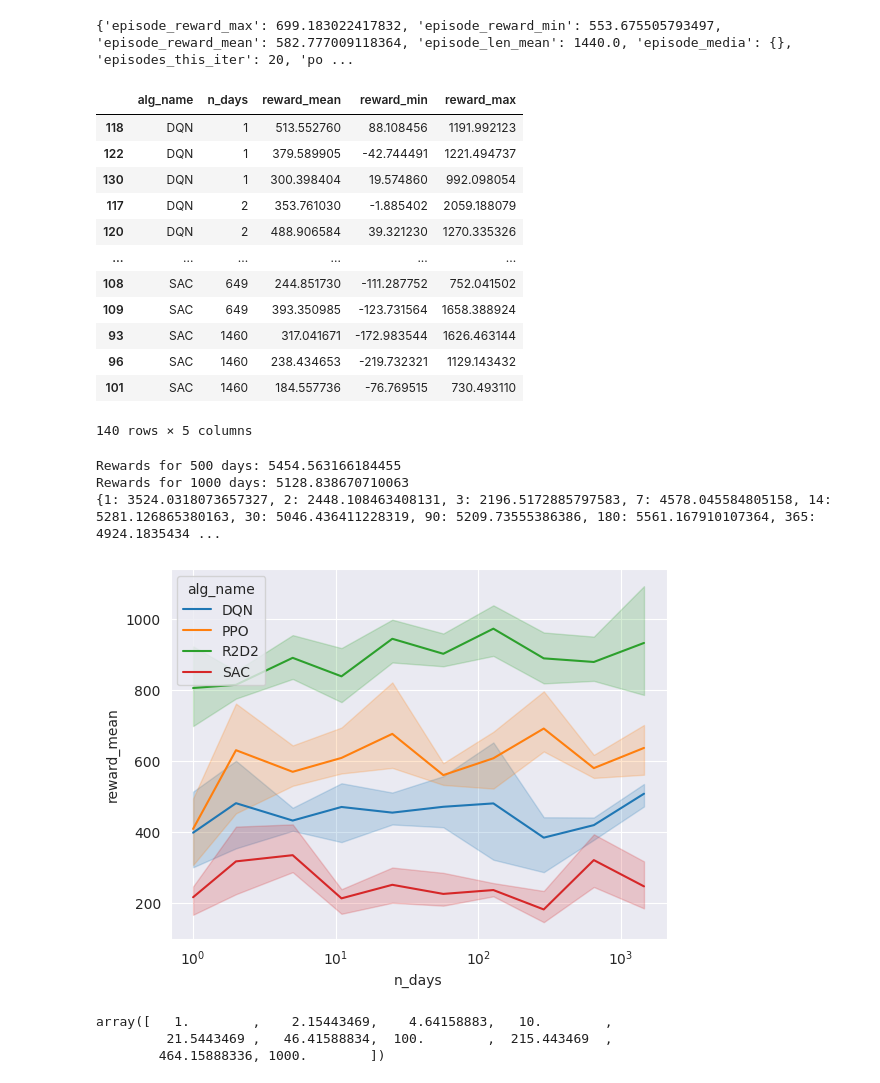
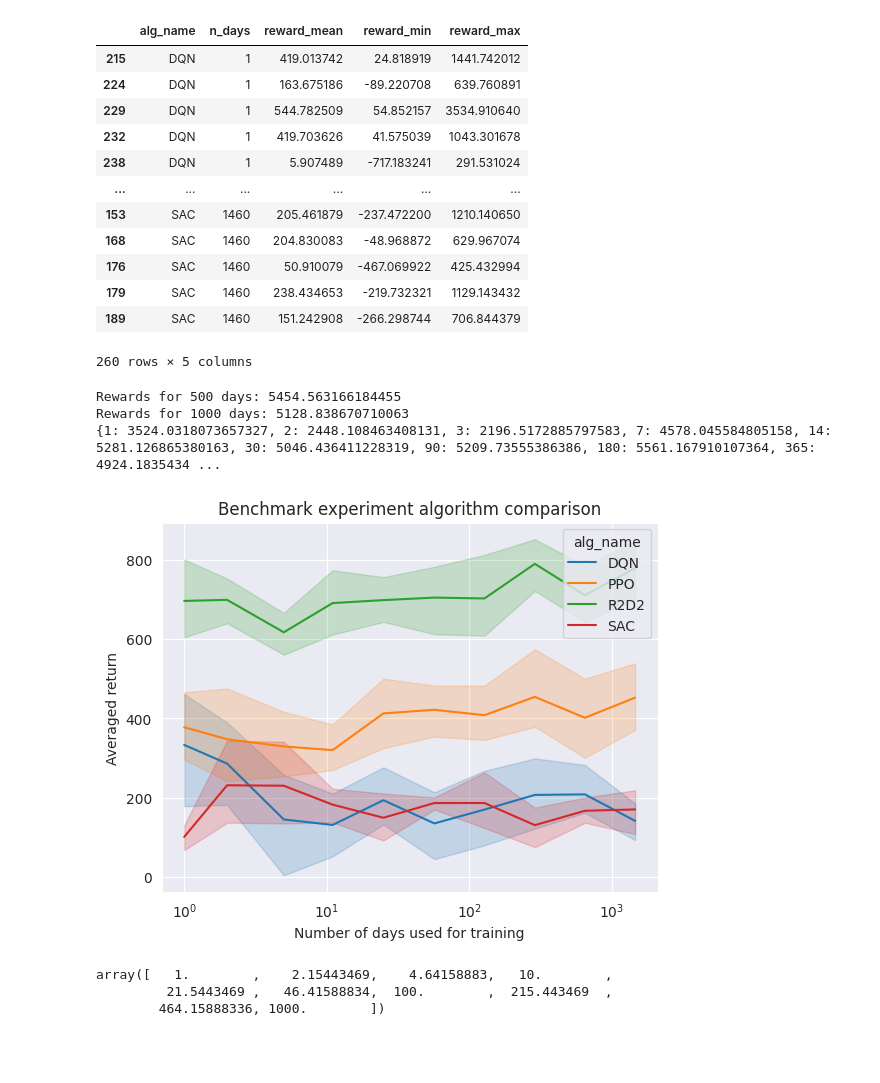
Before and after one commit to Fassty/diploma-thesis, a Jupyter notebook: notebooks/tensorboard_summarize.ipynb, the cells around one changed output. Cells and saved outputs as stored; diff of their text form; code cells hidden in the pictures; blank space fills up the shorter version.

```diff
--- a/notebooks/tensorboard_summarize.ipynb
+++ b/notebooks/tensorboard_summarize.ipynb
@@ -1,17 +1,12 @@
-# %%
-import json
-import os
-
-with open('/home/fassty/Devel/school/diploma_thesis/code/exp_results/baseline_experiment/DQN/DQN_1M_iterations_1day/DQN_StockExchangeEnv-v0_bc710_00000_0_2023-05-25_12-41-47/result.json', 'r') as f:
-    eval_results = []
-    for line in f:
-        data = json.loads(line)
-        if 'evaluation' in data:
-            eval_results.append(data['evaluation'])
-
-    last_result = eval_results[-1]
-# %% [output]
-{'episode_reward_max': 699.183022417832, 'episode_reward_min': 553.675505793497, 'episode_reward_mean': 582.777009118364, 'episode_len_mean': 1440.0, 'episode_media': {}, 'episodes_this_iter': 20, 'po ...
+# %%
+import json
+import os
+import shutil
+
+for root, dirs, files in os.walk('../exp_results/baseline_sampled'):
+    if any('checkpoint_00' in d for d in dirs):
+        if not any('checkpoint_000110' in d for d in dirs) and not any('checkpoint_000055' in d for d in dirs):
+            shutil.rmtree(root)
 # %%
 import json
 import os
@@ -45,8 +40,8 @@ for alg_name in os.listdir(root_dir):
             for root, _, files in os.walk(os.path.join(root_dir, alg_name, exp_name, result_dir)):
                 if 'result.json' in files:
                     eval_result = load_eval_results(os.path.join(root, 'result.json'))
-                    best_result_id = np.argmax([r['episode_reward_mean'] for r in eval_result])
-                    eval_result = eval_result[best_result_id]
+                    #best_result_id = np.argmax([r['episode_reward_mean'] for r in eval_result])
+                    eval_result = eval_result[-1]
                     results.append((alg_name, n_days, eval_result['episode_reward_mean'], eval_result['episode_reward_min'], eval_result['episode_reward_max']))
 
 df = pd.DataFrame(results, columns=['alg_name', 'n_days', 'reward_mean','reward_min','reward_max'])
@@ -54,18 +49,18 @@ df = df.sort_values(by=['alg_name', 'n_days'], ascending=[True, True])
 df
 # %% [output]
 |  | alg_name | n_days | reward_mean | reward_min | reward_max |
-| 118 | DQN | 1 | 513.552760 | 88.108456 | 1191.992123 |
-| 122 | DQN | 1 | 379.589905 | -42.744491 | 1221.494737 |
-| 130 | DQN | 1 | 300.398404 | 19.574860 | 992.098054 |
-| 117 | DQN | 2 | 353.761030 | -1.885402 | 2059.188079 |
-| 120 | DQN | 2 | 488.906584 | 39.321230 | 1270.335326 |
+| 215 | DQN | 1 | 419.013742 | 24.818919 | 1441.742012 |
+| 224 | DQN | 1 | 163.675186 | -89.220708 | 639.760891 |
+| 229 | DQN | 1 | 544.782509 | 54.852157 | 3534.910640 |
+| 232 | DQN | 1 | 419.703626 | 41.575039 | 1043.301678 |
+| 238 | DQN | 1 | 5.907489 | -717.183241 | 291.531024 |
 | ... | ... | ... | ... | ... | ... |
-| 108 | SAC | 649 | 244.851730 | -111.287752 | 752.041502 |
-| 109 | SAC | 649 | 393.350985 | -123.731564 | 1658.388924 |
-| 93 | SAC | 1460 | 317.041671 | -172.983544 | 1626.463144 |
-| 96 | SAC | 1460 | 238.434653 | -219.732321 | 1129.143432 |
-| 101 | SAC | 1460 | 184.557736 | -76.769515 | 730.493110 |
+| 153 | SAC | 1460 | 205.461879 | -237.472200 | 1210.140650 |
+| 168 | SAC | 1460 | 204.830083 | -48.968872 | 629.967074 |
+| 176 | SAC | 1460 | 50.910079 | -467.069922 | 425.432994 |
+| 179 | SAC | 1460 | 238.434653 | -219.732321 | 1129.143432 |
+| 189 | SAC | 1460 | 151.242908 | -266.298744 | 706.844379 |
-140 rows × 5 columns
+260 rows × 5 columns
 # %%
 import numpy as np
 
@@ -131,11 +126,15 @@ for n_days, return_ in optimal_rewards.items():
 # %%
 import matplotlib.pyplot as plt
 import seaborn as sns
 
 sns.lineplot(x='n_days', y='reward_mean', hue='alg_name', data=df)
 plt.xscale('log')
+plt.xlabel('Number of days used for training')
+plt.ylabel('Averaged return')
+plt.title('Benchmark experiment algorithm comparison')
+plt.savefig('benchmark_exp.pdf')
 # %% [output]
-[figure, old version]
+[figure, new version]
 # %%
 np.geomspace(1, 1000, 10)
 # %% [output]
```
Also changed, not shown: 1 other file.
